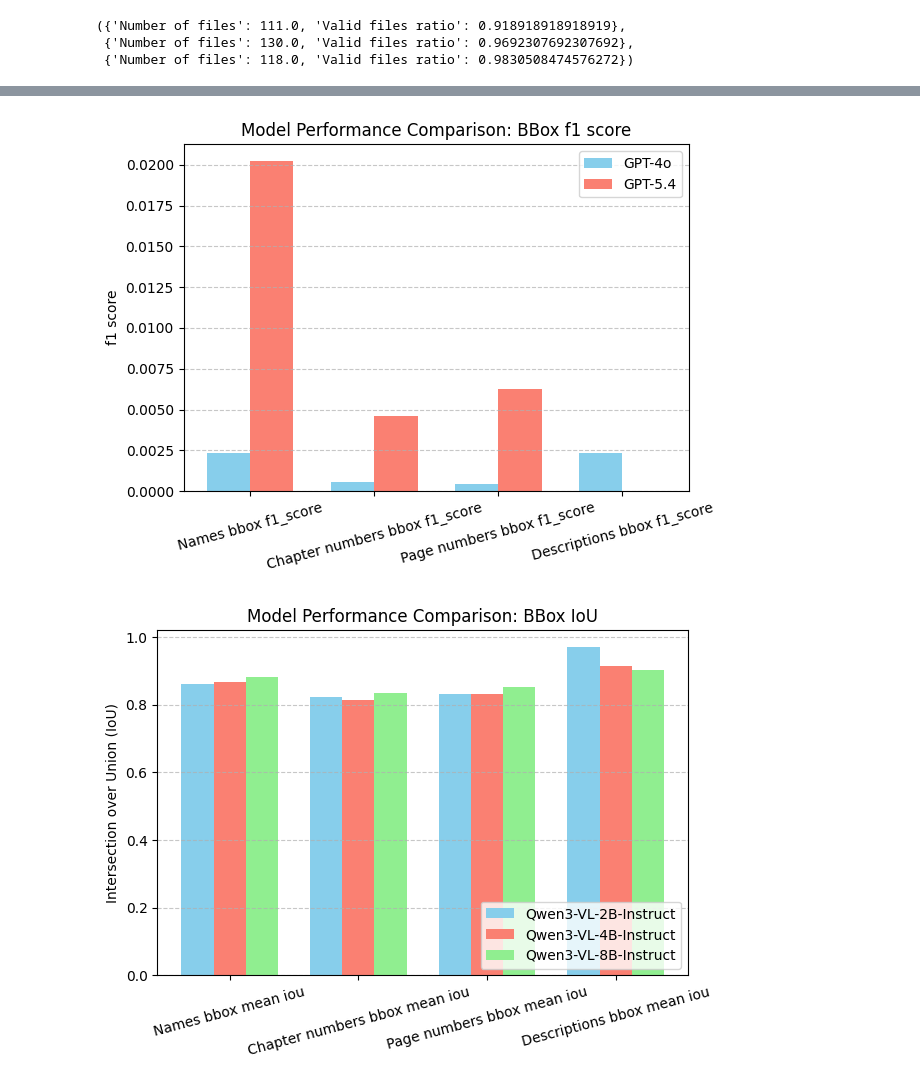
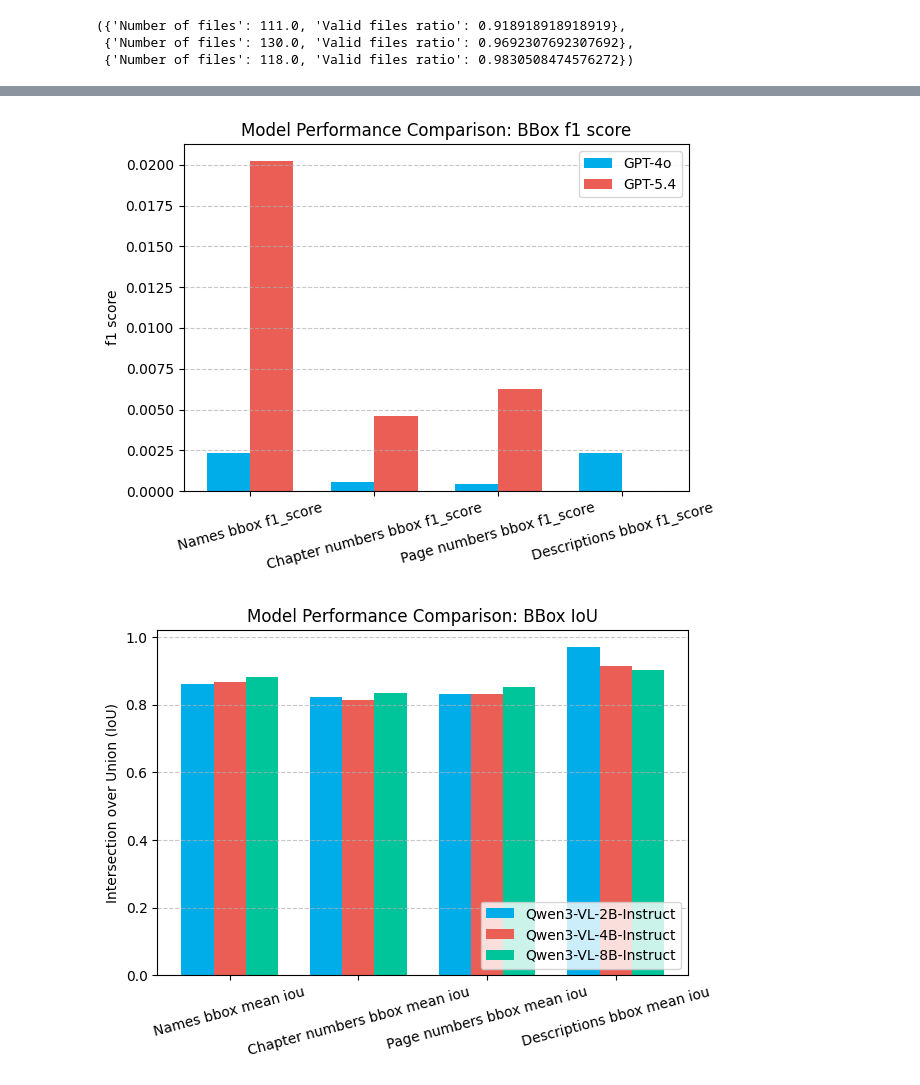
Before and after one commit to SGMannis/KNN_project, a Jupyter notebook: vis.ipynb, the cells around one changed output, grey strips where cells are left out. Cells and saved outputs as stored; diff of their text form; code cells hidden in the pictures.

Commit message:
feat: graphs for all 5 models to put on poster

```diff
--- a/vis.ipynb
+++ b/vis.ipynb
@@ -8,6 +8,12 @@ gpt4o_path = "results/eval_4o.txt"
 qwen2_path = "training/results/trained/eval_2b_20epoch.txt"
 qwen4_path = "training/results/trained/eval_4b_trained.txt"
 qwen8_path = "training/results/trained/eval_8b_trained.txt"
+# %%
+COLOR_PRIMARY = "#01ADE9"
+COLOR_SECONDARY = "#EB5E55"
+COLOR_TERTIARY = "#00C49A"
+COLOR_QUATERNARY = "#FF8811"
+COLOR_QUINARY = "#662C91"
 # %%
 def extract(path):
     items = {}
@@ -178,8 +184,8 @@ x = np.arange(len(labels))
 width = 0.35
 
 # Vykreslení grafu s posunem
-plt.bar(x - width/2, values_gpt4o, width, label='GPT-4o', color='skyblue')
-plt.bar(x + width/2, values_gpt54, width, label='GPT-5.4', color='salmon')
+plt.bar(x - width/2, values_gpt4o, width, label='GPT-4o', color=COLOR_PRIMARY)
+plt.bar(x + width/2, values_gpt54, width, label='GPT-5.4', color=COLOR_SECONDARY)
 
 plt.ylabel('f1 score')
 plt.title('Model Performance Comparison: BBox f1 score')
@@ -191,40 +197,40 @@ plt.tight_layout()
 plt.savefig("graphs/gpt_bbox_f1.pdf")
 plt.show()
 # %% [output]
-[figure, old version]
+[figure, new version]
 # %%
 qwen2_text = {k: v for k, v in qwen2.items() if k in bbox_data_iou}
 qwen4_text = {k: v for k, v in qwen4.items() if k in bbox_data_iou}
 qwen8_text = {k: v for k, v in qwen8.items() if k in bbox_data_iou}
 
 
 labels = list(qwen2_text.keys())
 values_qwen2 = list(qwen2_text.values())
 values_qwen4 = list(qwen4_text.values())
 values_qwen8 = list(qwen8_text.values())
 
 x = np.arange(len(labels))
 
 # Zúžíme sloupce. 3 * 0.25 = 0.75, takže zbyde 0.25 jako mezera mezi skupinami
 width = 0.25
 
 # Vykreslení 3 sloupců s upraveným posunem (-width, 0, +width)
-plt.bar(x - width, values_qwen2, width, label='Qwen3-VL-2B-Instruct', color='skyblue')
-plt.bar(x, values_qwen4, width, label='Qwen3-VL-4B-Instruct', color='salmon')
-plt.bar(x + width, values_qwen8, width, label='Qwen3-VL-8B-Instruct', color='lightgreen') # Zde uprav popisek a barvu
+plt.bar(x - width, values_qwen2, width, label='Qwen3-VL-2B-Instruct', color=COLOR_PRIMARY)
+plt.bar(x, values_qwen4, width, label='Qwen3-VL-4B-Instruct', color=COLOR_SECONDARY)
+plt.bar(x + width, values_qwen8, width, label='Qwen3-VL-8B-Instruct', color=COLOR_TERTIARY) # Zde uprav popisek a barvu
 
 plt.ylabel('Intersection over Union (IoU)')
 plt.title('Model Performance Comparison: BBox IoU')
 plt.xticks(x, labels, rotation=15)
 plt.legend(loc='lower right')
 plt.grid(axis='y', linestyle='--', alpha=0.7)
 plt.tight_layout()
 
 # Uložení a zobrazení
 plt.savefig("graphs/qwen_bbox_iou.pdf")
 plt.show()
 # %% [output]
-[figure, old version]
+[figure, new version]
 # %%
 gpt4o_bbox_iou = {k: v for k, v in gpt4o.items() if k in bbox_data_iou}
 gpt54_bbox_iou = {k: v for k, v in gpt54.items() if k in bbox_data_iou}
```
Also changed, not shown: parts of 13 cells of this notebook.
